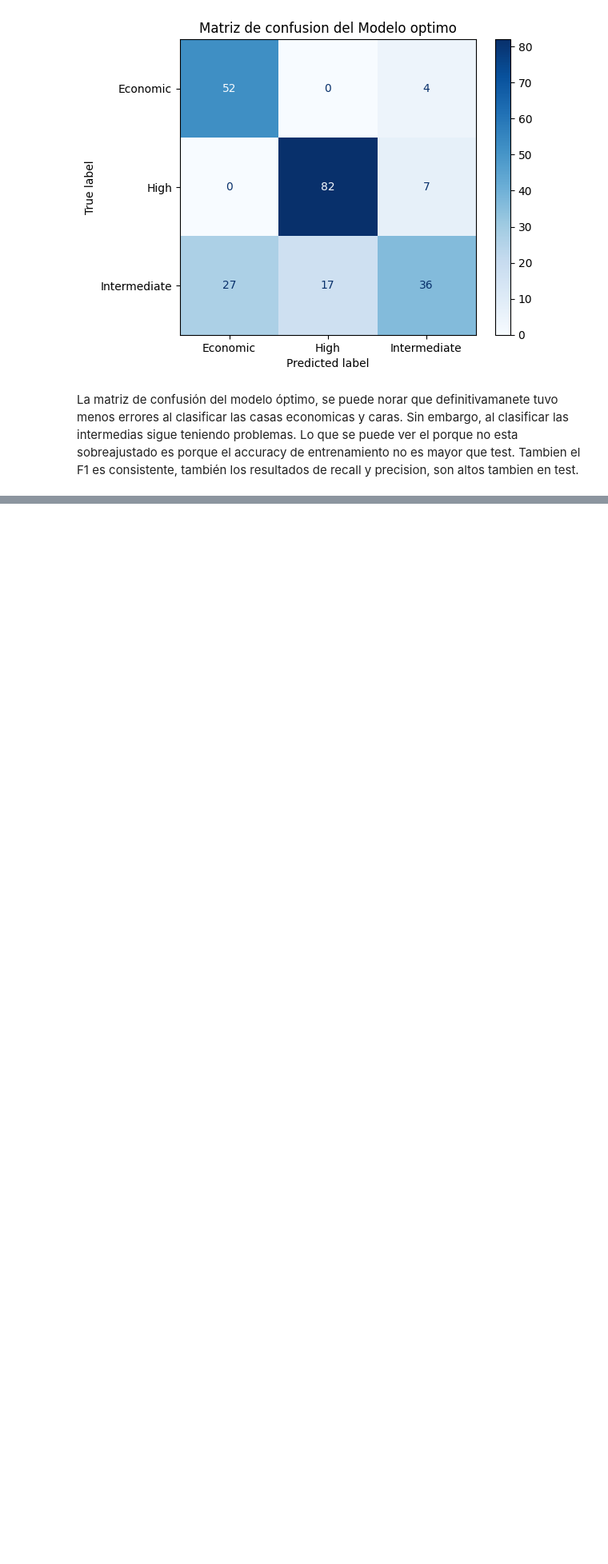
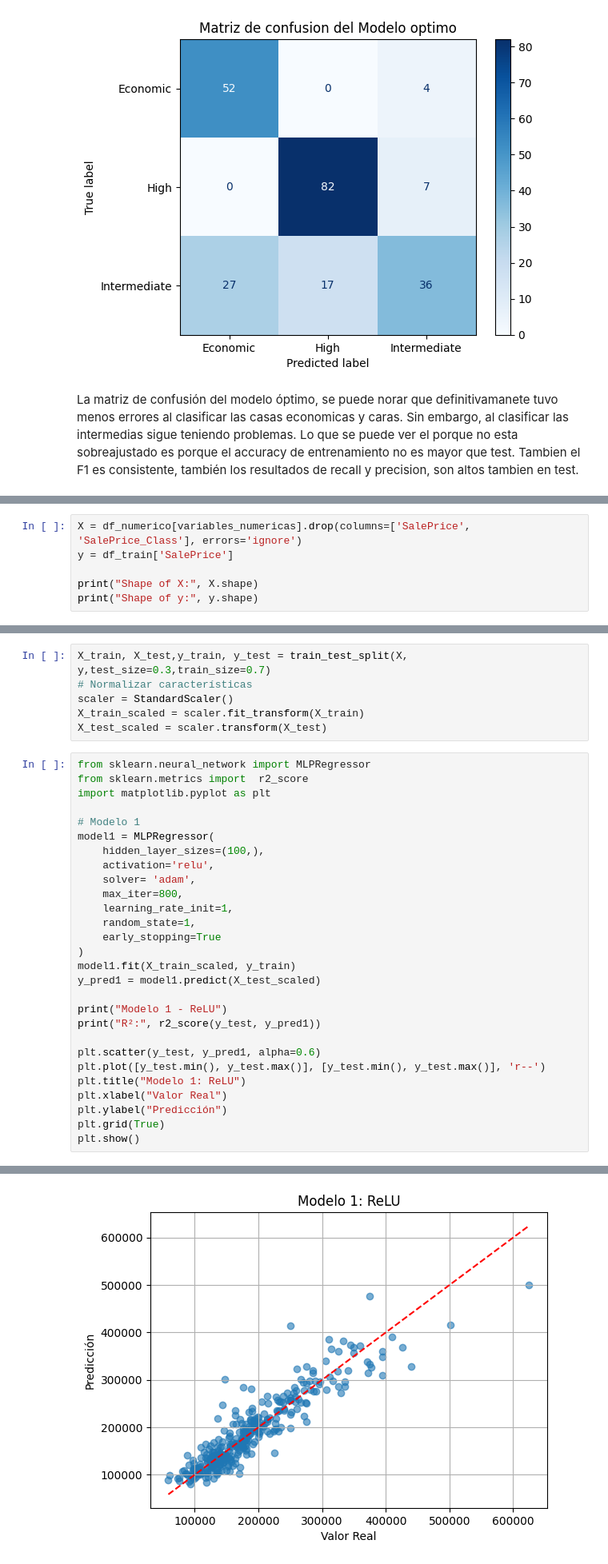
Before and after one commit to angelargd8/HTD9-MDD, a Jupyter notebook: hdt9.ipynb, the cells around one changed output, grey strips where cells are left out. Shown at 80% size. Cells and saved outputs as stored; diff of their text form; blank space fills up the shorter version.

Commit message:
feat: generar 2 modelos de regresion rn

```diff
--- a/hdt9.ipynb
+++ b/hdt9.ipynb
@@ -438,0 +441,6 @@ Lo que se puede ver el porque no esta sobreajustado es porque el accuracy de ent
+# %%
+X = df_numerico[variables_numericas].drop(columns=['SalePrice', 'SalePrice_Class'], errors='ignore')
+y = df_train['SalePrice']
+
+print("Shape of X:", X.shape)
+print("Shape of y:", y.shape)
@@ -438,0 +452,35 @@ Lo que se puede ver el porque no esta sobreajustado es porque el accuracy de ent
+# %%
+X_train, X_test,y_train, y_test = train_test_split(X, y,test_size=0.3,train_size=0.7)
+# Normalizar características
+scaler = StandardScaler()
+X_train_scaled = scaler.fit_transform(X_train)
+X_test_scaled = scaler.transform(X_test)
+# %%
+from sklearn.neural_network import MLPRegressor
+from sklearn.metrics import  r2_score
+import matplotlib.pyplot as plt
+
+# Modelo 1
+model1 = MLPRegressor(
+    hidden_layer_sizes=(100,),
+    activation='relu',
+    solver= 'adam',
+    max_iter=800,
+    learning_rate_init=1,
+    random_state=1,
+    early_stopping=True
+)
+model1.fit(X_train_scaled, y_train)
+y_pred1 = model1.predict(X_test_scaled)
+
+print("Modelo 1 - ReLU")
+print("R²:", r2_score(y_test, y_pred1))
+
+plt.scatter(y_test, y_pred1, alpha=0.6)
+plt.plot([y_test.min(), y_test.max()], [y_test.min(), y_test.max()], 'r--')
+plt.title("Modelo 1: ReLU")
+plt.xlabel("Valor Real")
+plt.ylabel("Predicción")
+plt.grid(True)
+plt.show()
+# %% [output]
@@ -438,0 +489 @@ Lo que se puede ver el porque no esta sobreajustado es porque el accuracy de ent
+[figure, added]
```
Also changed, not shown: parts of 16 cells of this notebook, 1 other file.
